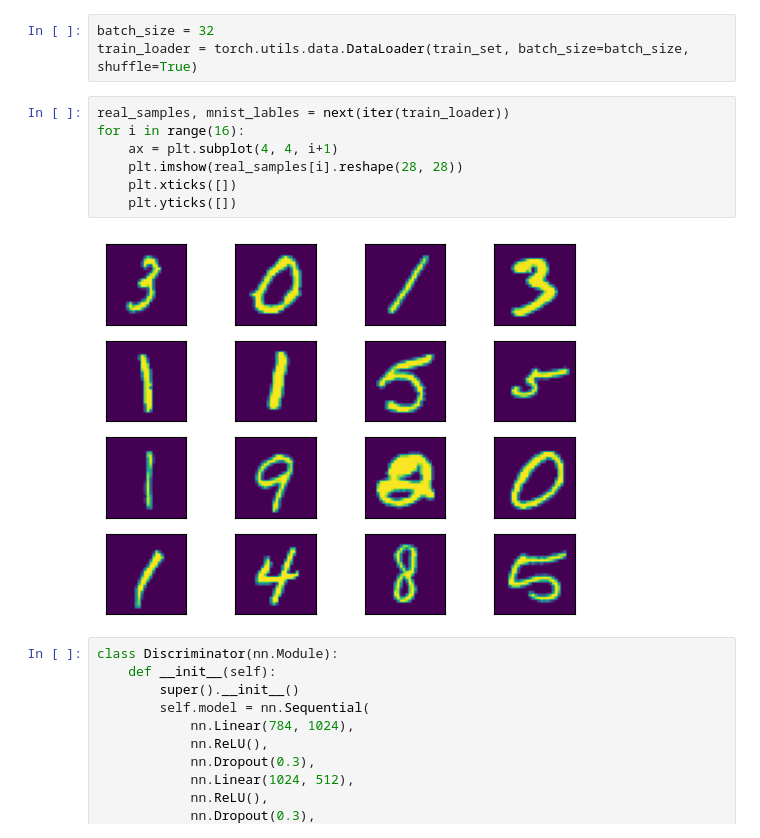
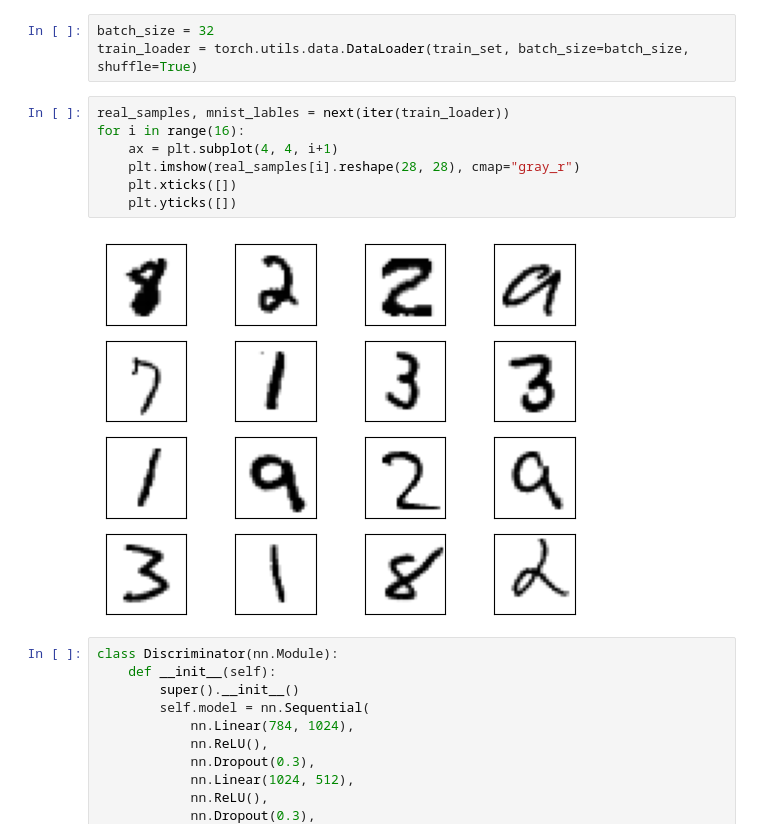
Before and after one commit to KySnek/GAN_for_MNIST_image_generation, a Jupyter notebook: GAN_for_MNIST_images.ipynb, the cells around one changed output. Drawn from its saved outputs; the diff is of its cells as text.

```diff
--- a/GAN_for_MNIST_images.ipynb
+++ b/GAN_for_MNIST_images.ipynb
@@ -39,12 +39,12 @@ train_loader = torch.utils.data.DataLoader(train_set, batch_size=batch_size, shu
 # %%
 real_samples, mnist_lables = next(iter(train_loader))
 for i in range(16):
     ax = plt.subplot(4, 4, i+1)
-    plt.imshow(real_samples[i].reshape(28, 28))
+    plt.imshow(real_samples[i].reshape(28, 28), cmap="gray_r")
     plt.xticks([])
     plt.yticks([])
 # %% [output]
-[figure, old version]
+[figure, new version]
 # %%
 class Discriminator(nn.Module):
     def __init__(self):
```
Also changed, not shown: parts of 4 cells of this notebook.
